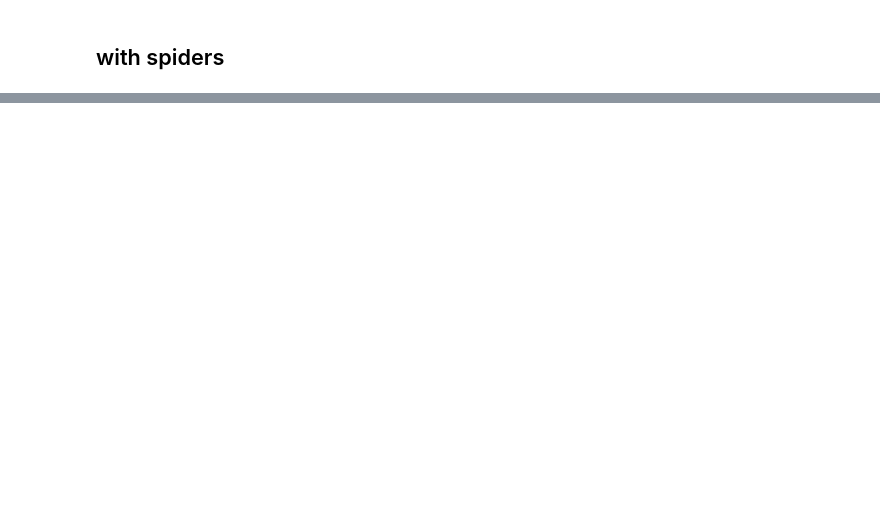
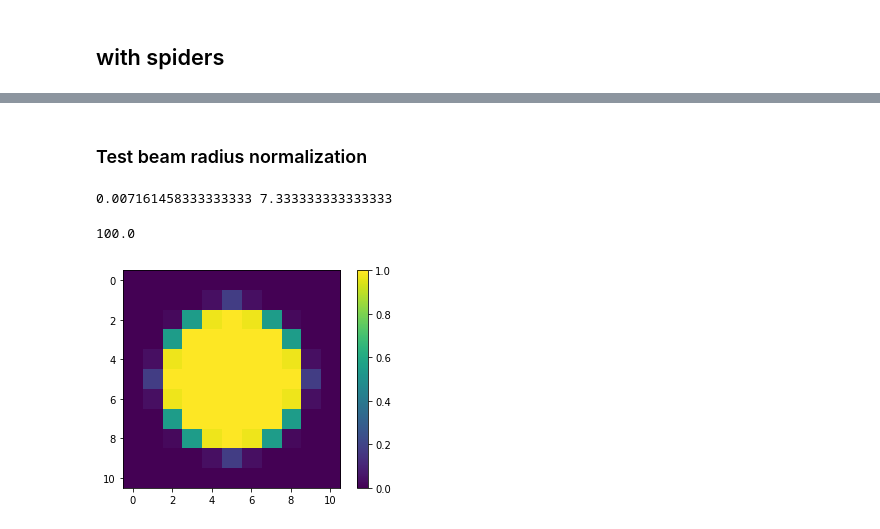
Before and after one commit to vortex-exoplanet/HEEPS, a Jupyter notebook: tools/test_prop_begin.ipynb, the cells around one changed output, grey strips where cells are left out. Cells and saved outputs as stored; diff of their text form; code cells hidden in the pictures; blank space fills up the shorter version.

```diff
--- a/tools/test_prop_begin.ipynb
+++ b/tools/test_prop_begin.ipynb
@@ -49,0 +50,26 @@ fits.writeto('spi_top.fits', np.float32(pup_top), overwrite=True)
+# %% [markdown]
+### Test beam radius normalization
+# %%
+nhr = 2**10
+pupil_img_size = 3.0
+diam_ext = 2.0
+diam_int = 1.0
+spi_width = 0.54
+spi_angles = [0, 60, 120]
+dx, dy = 0, 0
+npupil = 11
+ngrid = 1024
+beam_diam = 1e2
+beam_ratio = npupil/ngrid*(diam_ext/pupil_img_size)
+print(beam_ratio, beam_ratio*ngrid)
+# %% [output]
+0.007161458333333333 7.333333333333333
+# %%
+R_NORM = 1#pupil_img_size/diam_ext
+wf_tmp = proper.prop_begin(beam_diam, 1, ngrid, beam_ratio)
+proper.prop_circular_aperture(wf_tmp, R_NORM, NORM=True)
+plt.imshow(crop_img(proper.prop_get_amplitude(wf_tmp), npupil)); plt.colorbar()
+wf_tmp._diam
+# %% [output]
+100.0
+[figure, added]
```
Also changed, not shown: parts of 6 cells of this notebook, 2 other files.
